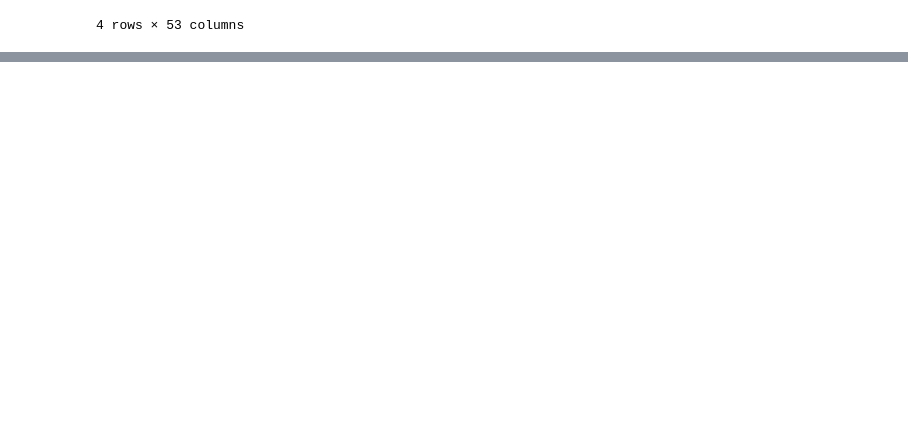
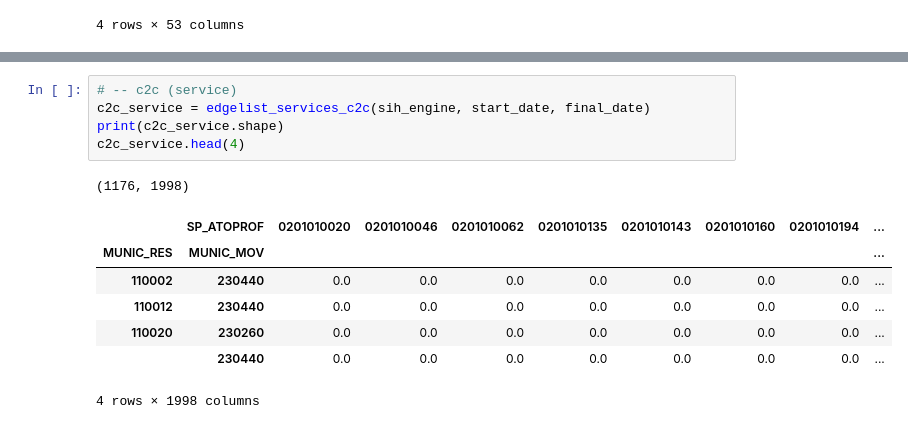
Before and after one commit to humbertocarmona/pyopensus, a Jupyter notebook: notebooks/fluxsus_tests.ipynb, the cells around one changed output, grey strips where cells are left out. Drawn from its saved outputs; the diff is of its cells as text; blank space fills up the shorter version.

```diff
--- a/notebooks/fluxsus_tests.ipynb
+++ b/notebooks/fluxsus_tests.ipynb
@@ -383,0 +357,14 @@ sqlalchemy.engine.base.Engine
+# %%
+# -- c2c (service)
+c2c_service = edgelist_services_c2c(sih_engine, start_date, final_date)
+print(c2c_service.shape)
+c2c_service.head(4)
+# %% [output]
+(1176, 1998)
+|  | SP_ATOPROF | 0201010020 | 0201010046 | 0201010062 | 0201010135 | 0201010143 | 0201010160 | 0201010194 | ... |
+| MUNIC_RES | MUNIC_MOV |  |  |  |  |  |  |  | ... |
+| 110002 | 230440 | 0.0 | 0.0 | 0.0 | 0.0 | 0.0 | 0.0 | 0.0 | ... |
+| 110012 | 230440 | 0.0 | 0.0 | 0.0 | 0.0 | 0.0 | 0.0 | 0.0 | ... |
+| 110020 | 230260 | 0.0 | 0.0 | 0.0 | 0.0 | 0.0 | 0.0 | 0.0 | ... |
+|  | 230440 | 0.0 | 0.0 | 0.0 | 0.0 | 0.0 | 0.0 | 0.0 | ... |
+4 rows × 1998 columns
```
Also changed, not shown: parts of 40 cells of this notebook, 1 other file.
